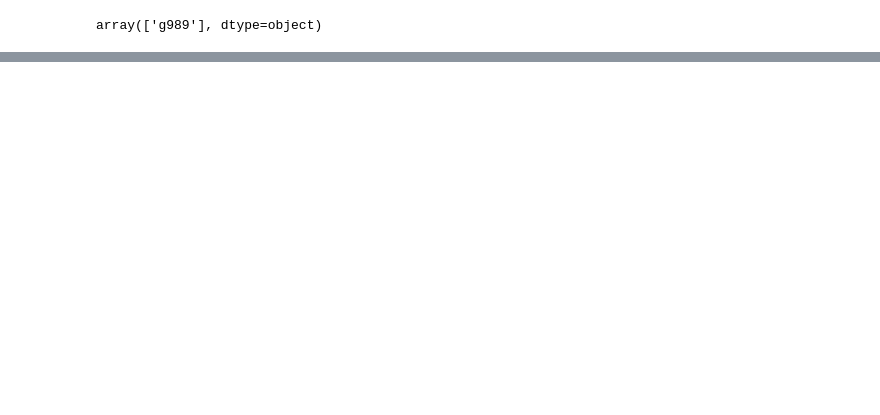
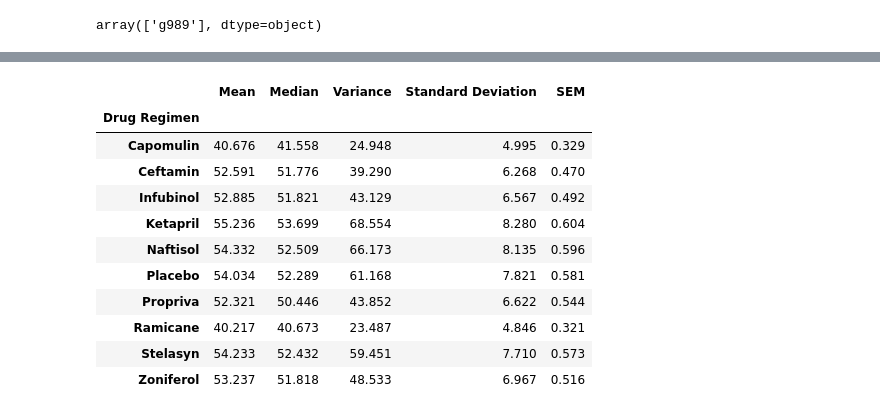
Before and after one commit to PamHvv14/Matplotlib-Challenge, a Jupyter notebook: matplotlib.ipynb, the cells around one changed output, grey strips where cells are left out. Drawn from its saved outputs; the diff is of its cells as text; code cells hidden in the pictures; blank space fills up the shorter version.

```diff
--- a/matplotlib.ipynb
+++ b/matplotlib.ipynb
@@ -78,5 +77,6 @@ Name: Mouse ID, Length: 249, dtype: int64
 # %%
-duplicated_mouses = complete_data.loc[complete_data.duplicated(subset=['Mouse ID','Timepoint']),'Mouse ID'].unique()
-duplicated_mouses
+# Getting the duplicate mice by ID number that shows up for Mouse ID and Timepoint.
+duplicated_mice = complete_data.loc[complete_data.duplicated(subset=['Mouse ID','Timepoint']),'Mouse ID'].unique()
+duplicated_mice
 # %% [output]
 array(['g989'], dtype=object)
@@ -82,0 +85,6 @@ array(['g989'], dtype=object)
+# %%
+# Create a clean DataFrame by dropping the duplicate mouse by its ID.
+# Checking the number of mice in the clean DataFrame.
+unique_df = complete_data[complete_data['Mouse ID'].isin(duplicated_mice)==False]
+unique_df2=unique_df["Mouse ID"].nunique()
+unique_df2
@@ -82,0 +106,30 @@ array(['g989'], dtype=object)
+# %%
+# Generate a summary statistics table of mean, median, variance, standard deviation, and SEM of the tumor volume for each regimen
+# This method is the most straighforward, creating multiple series and putting them all together at the end.
+
+vol_mean = round(unique_df.groupby('Drug Regimen').mean()['Tumor Volume (mm3)'],3)
+vol_mean
+vol_med = round(unique_df.groupby('Drug Regimen').median()['Tumor Volume (mm3)'],3)
+vol_med
+vol_var = round(unique_df.groupby('Drug Regimen').var()['Tumor Volume (mm3)'],3)
+vol_var
+vol_std = round(unique_df.groupby('Drug Regimen').std()['Tumor Volume (mm3)'],3)
+vol_std
+vol_sem = round(unique_df.groupby('Drug Regimen').sem()['Tumor Volume (mm3)'],3)
+vol_sem
+
+summtable = pd.DataFrame({'Mean':vol_mean, 'Median':vol_med, 'Variance':vol_var, 'Standard Deviation':vol_std, 'SEM':vol_sem})
+summtable
+# %% [output]
+|  | Mean | Median | Variance | Standard Deviation | SEM |
+| Drug Regimen |  |  |  |  |  |
+| Capomulin | 40.676 | 41.558 | 24.948 | 4.995 | 0.329 |
+| Ceftamin | 52.591 | 51.776 | 39.290 | 6.268 | 0.470 |
+| Infubinol | 52.885 | 51.821 | 43.129 | 6.567 | 0.492 |
+| Ketapril | 55.236 | 53.699 | 68.554 | 8.280 | 0.604 |
+| Naftisol | 54.332 | 52.509 | 66.173 | 8.135 | 0.596 |
+| Placebo | 54.034 | 52.289 | 61.168 | 7.821 | 0.581 |
+| Propriva | 52.321 | 50.446 | 43.852 | 6.622 | 0.544 |
+| Ramicane | 40.217 | 40.673 | 23.487 | 4.846 | 0.321 |
+| Stelasyn | 54.233 | 52.432 | 59.451 | 7.710 | 0.573 |
+| Zoniferol | 53.237 | 51.818 | 48.533 | 6.967 | 0.516 |
```
Also changed, not shown: parts of 19 cells of this notebook.
